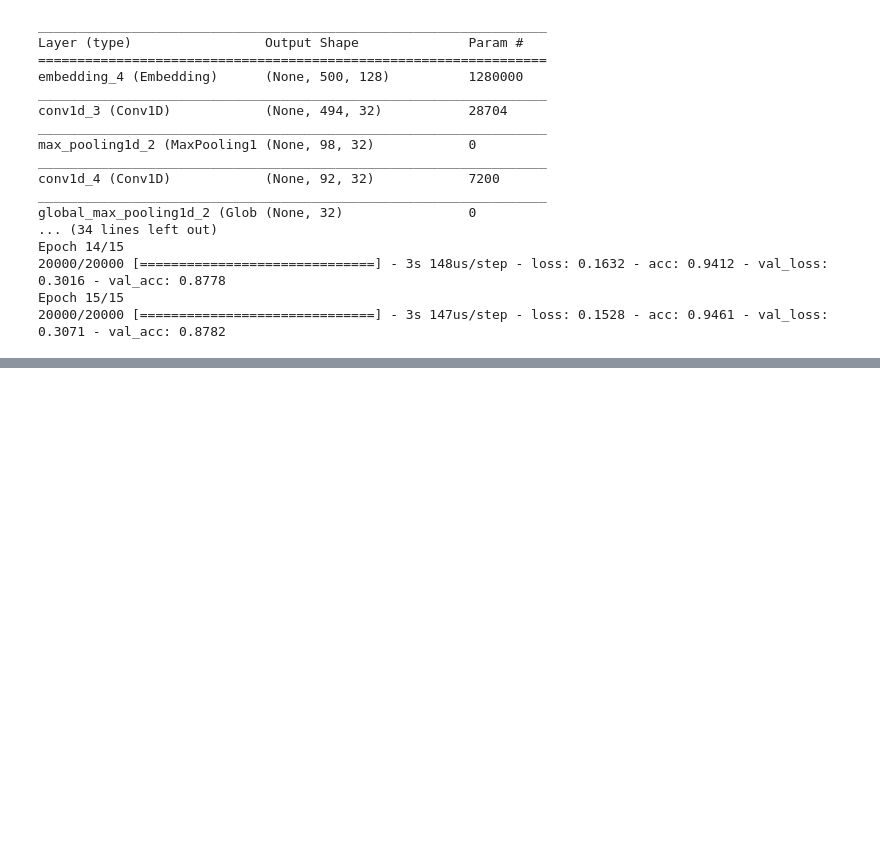
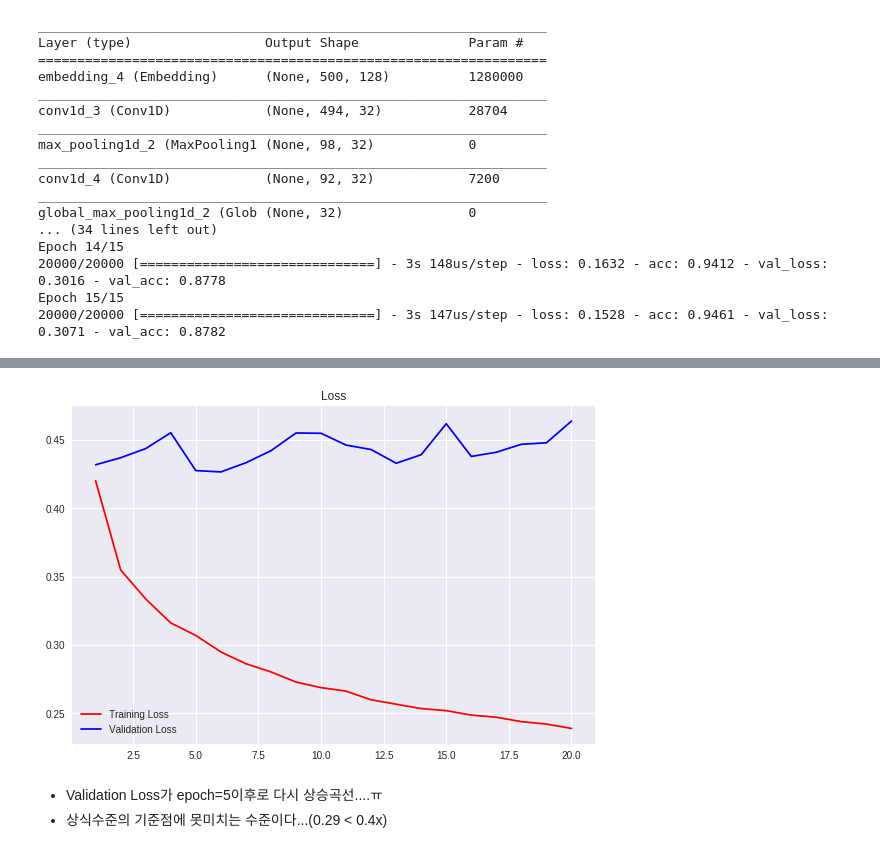
Before and after one commit to Junhojuno/keras-tutorial, a Jupyter notebook: 06_RNN_Advanced.ipynb, the cells around one changed output, grey strips where cells are left out. Drawn from its saved outputs; the diff is of its cells as text; code cells hidden in the pictures; blank space fills up the shorter version.

```diff
--- a/06_RNN_Advanced.ipynb
+++ b/06_RNN_Advanced.ipynb
@@ -638,0 +636,18 @@ Epoch 15/15
+# %%
+from keras.models import Sequential
+from keras.layers import *
+from keras.optimizers import RMSprop
+
+model = Sequential()
+model.add(Conv1D(filters=32, kernel_size=5, activation='relu', input_shape=(None, float_data.shape[-1])))
+model.add(MaxPooling1D(pool_size=3))
+model.add(Conv1D(32,5,activation='relu'))
+model.add(MaxPooling1D(3))
+model.add(Conv1D(32, 5, activation='relu'))
+model.add(GlobalMaxPooling1D())
+model.add(Dense(1))
+
+model.summary()
+
+model.compile(optimizer=RMSprop(), loss='mae')
+hist = model.fit_generator(generator=train_gen, steps_per_epoch=500, epochs=20, validation_data=val_gen, validation_steps=val_steps)
@@ -638,0 +672,16 @@ Epoch 15/15
+# %%
+import matplotlib.pyplot as plt
+
+epochs = range(1, len(hist.history['loss']) + 1)
+
+plt.plot(epochs, hist.history['loss'], 'r-', label="Training Loss")
+plt.plot(epochs, hist.history['val_loss'], 'b-', label='Validation Loss')
+plt.title("Loss")
+plt.legend()
+plt.tight_layout()
+plt.show()
+# %% [output]
+[figure, added]
+# %% [markdown]
+- Validation Loss가 epoch=5이후로 다시 상승곡선....ㅠ
+- 상식수준의 기준점에 못미치는 수준이다...(0.29 < 0.4x)
```
Also changed, not shown: parts of 9 cells of this notebook.
